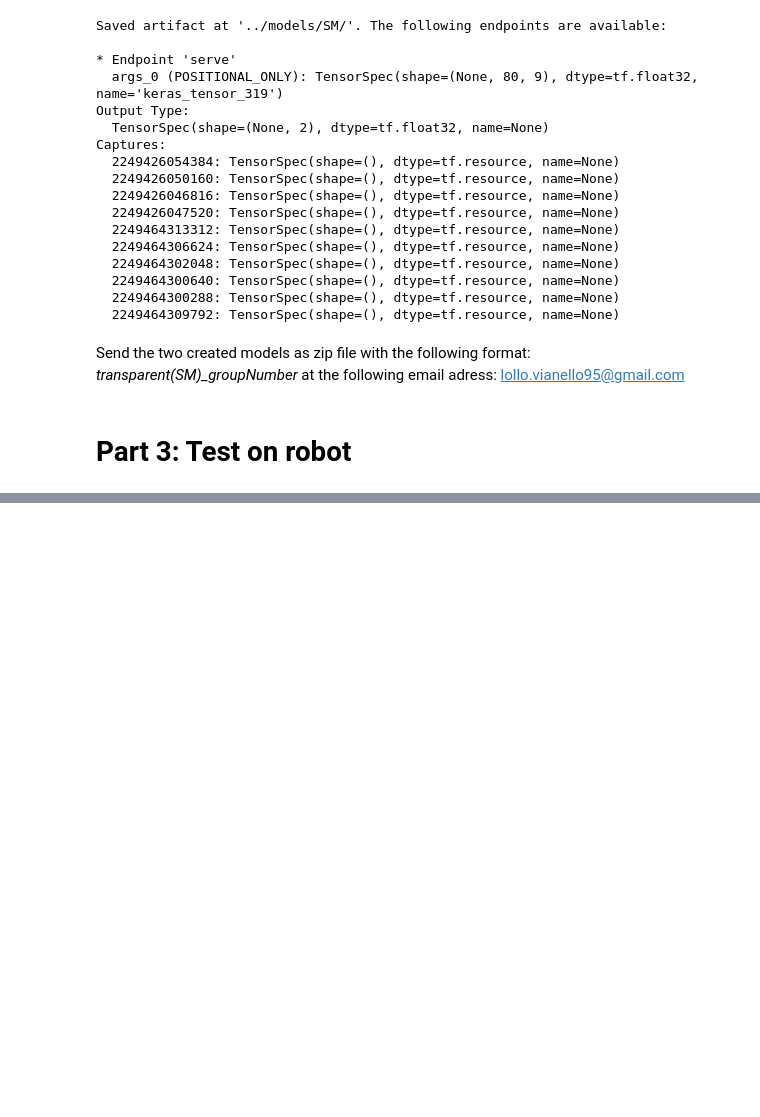
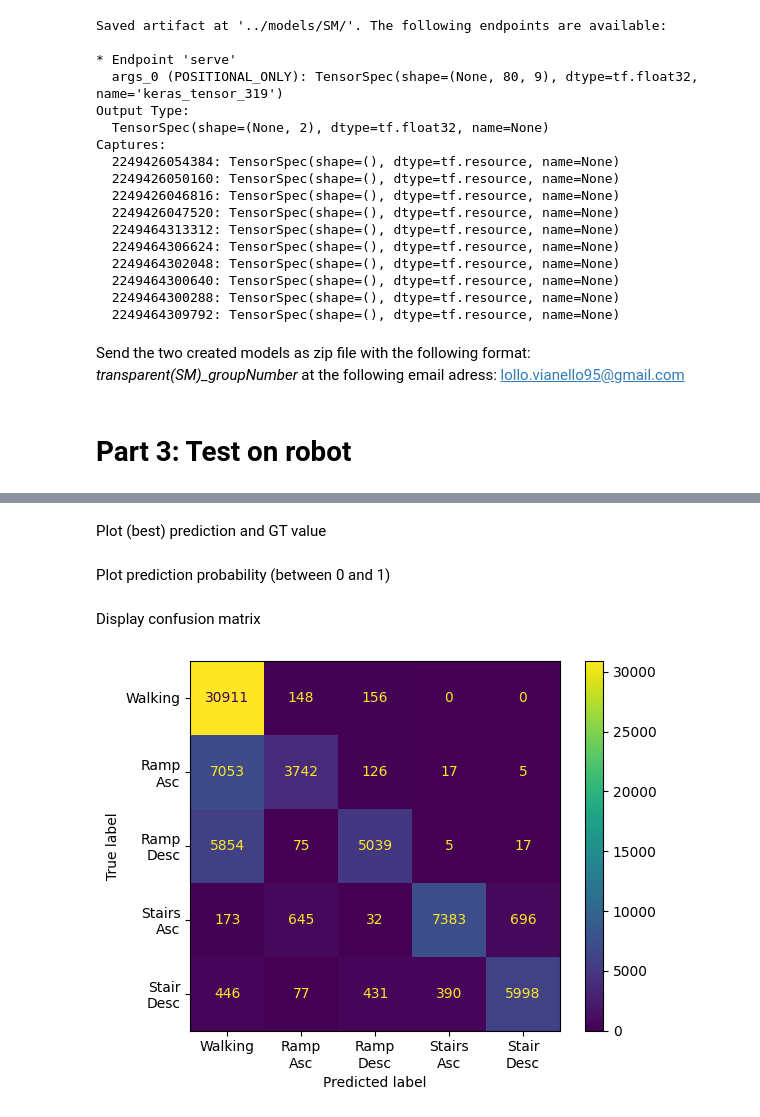
Before and after one commit to LorenzoVianello95/SSNR24, a Jupyter notebook: day2.ipynb, the cells around one changed output, grey strips where cells are left out. Cells and saved outputs as stored; diff of their text form; code cells hidden in the pictures; blank space fills up the shorter version.

Commit message:
added code for locomotion classification

```diff
--- a/day2.ipynb
+++ b/day2.ipynb
@@ -500,0 +508,5 @@ Send the two created models as zip file with the following format: *transparent(
+# %%
+df_locomotion_modes = df[df.step_complete_r]
+print(np.unique(df_locomotion_modes['condition']))
+print(np.unique(df_locomotion_modes['condition_encoded']))
+CLASSES = ["Walking", "Ramp\nAsc", "Ramp\nDesc", "Stairs\nAsc", "Stair\nDesc"]
@@ -500,0 +563,28 @@ Send the two created models as zip file with the following format: *transparent(
+# %%
+model_lm = models.Sequential()
+model_lm.add(layers.GaussianNoise(0.01, input_shape=(80,9)))
+model_lm.add(layers.Conv1D(10, 20, activation = 'relu'))
+model_lm.add(layers.Conv1D(10, 61, activation = 'sigmoid'))
+model_lm.add(layers.Flatten())
+model_lm.add(layers.Dense(20, activation = 'relu'))
+model_lm.add(layers.Dense(10, activation = 'relu'))
+model_lm.add(layers.Dense(5, activation='sigmoid'))
+
+optimizer_lm = tf.keras.optimizers.Adam(learning_rate=0.001)
+
+model_lm.compile(loss=tf.keras.losses.CategoricalCrossentropy(),
+          optimizer=optimizer_lm,
+          metrics=['accuracy'])
+
+history = model_lm.fit(train_input_lm, train_output_lm, epochs=15,
+                    validation_data=(val_input_lm, val_output_lm))
+# %% [markdown]
+Plot (best) prediction and GT value
+# %%
+predicted_values = model_lm.predict(val_input_lm)
+
+plt.plot(np.argmax(predicted_values, 1), label= "Prediction")
+plt.plot(np.argmax(val_output_lm, 1), label= "GT")
+plt.legend()
+# %% [markdown]
+Plot prediction probability (between 0 and 1)
@@ -500,0 +600,9 @@ Send the two created models as zip file with the following format: *transparent(
+# %% [markdown]
+Display confusion matrix
+# %%
+confusion_matrix = metrics.confusion_matrix(np.argmax(val_output_lm, 1), np.argmax(predicted_values, 1))
+cm_display = metrics.ConfusionMatrixDisplay(confusion_matrix = confusion_matrix, display_labels = CLASSES)
+cm_display.plot()
+plt.show()
+# %% [output]
+[figure, added]
```
Also changed, not shown: parts of 7 cells of this notebook.
